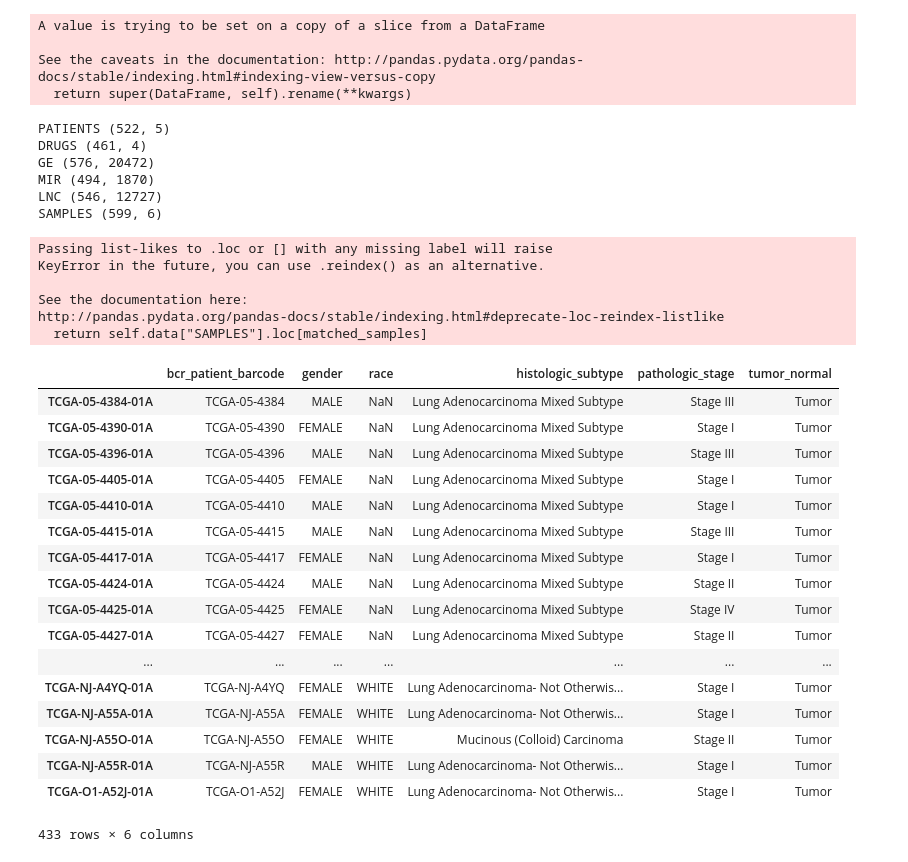
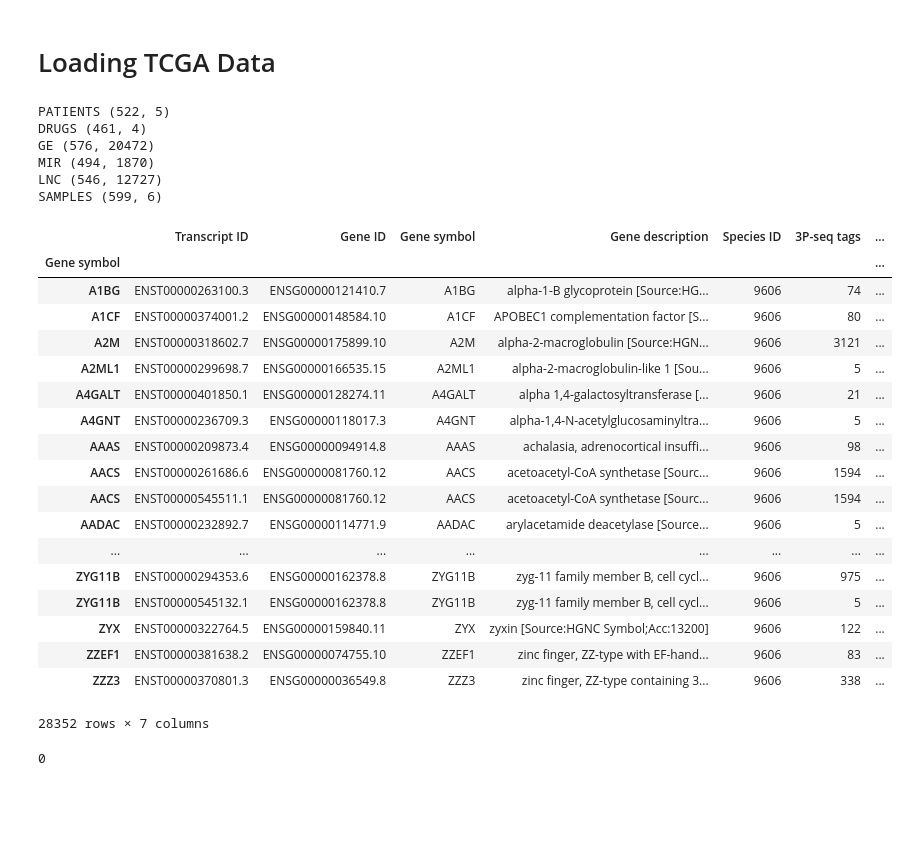
Before and after one commit to JonnyTran/nuclei-segmentation, a Jupyter notebook: notebooks/graph embedding tests.ipynb, the cells around one changed output. Drawn from its saved outputs; the diff is of its cells as text; code cells hidden in the pictures; blank space fills up the shorter version.

```diff
--- a/notebooks/graph embedding tests.ipynb
+++ b/notebooks/graph embedding tests.ipynb
@@ -15,42 +21,43 @@ from src.features.multi_omics import MultiOmicsData
+# %% [markdown]
+# Loading TCGA Data
 # %%
-folder_path = ROOT_DIR + "/data/tcga-assembler/LUAD/"
-luad_data = MultiOmicsData(cancer_type="LUAD", folder_path=folder_path,
+tcga_folder_path = ROOT_DIR + "/data/tcga-assembler/LUAD/"
+external_path = "/home/jonny_admin/PycharmProjects/nuclei-segmentation/data/external"
+
+luad_data = MultiOmicsData(cancer_type="LUAD", tcga_data_path=tcga_folder_path, external_data_path=external_path,
                            modalities=["GE", "MIR", "LNC"])
 # %% [output]
-A value is trying to be set on a copy of a slice from a DataFrame
-
-See the caveats in the documentation: http://pandas.pydata.org/pandas-docs/stable/indexing.html#indexing-view-versus-copy
-  return super(DataFrame, self).rename(**kwargs)
+PATIENTS (522, 5)
+DRUGS (461, 4)
+GE (576, 20472)
+MIR (494, 1870)
+LNC (546, 12727)
+SAMPLES (599, 6)
-PATIENTS (522, 5)
-DRUGS (461, 4)
-GE (576, 20472)
-MIR (494, 1870)
-LNC (546, 12727)
-SAMPLES (599, 6)
-# %%
-luad_data.get_patients_clinical(luad_data.match_samples(modalities=["GE", "MIR", "LNC"]))
-# %% [output]
-Passing list-likes to .loc or [] with any missing label will raise
-KeyError in the future, you can use .reindex() as an alternative.
-
-See the documentation here:
-http://pandas.pydata.org/pandas-docs/stable/indexing.html#deprecate-loc-reindex-listlike
-  return self.data["SAMPLES"].loc[matched_samples]
-|  | bcr_patient_barcode | gender | race | histologic_subtype | pathologic_stage | tumor_normal |
-| TCGA-05-4384-01A | TCGA-05-4384 | MALE | NaN | Lung Adenocarcinoma Mixed Subtype | Stage III | Tumor |
-| TCGA-05-4390-01A | TCGA-05-4390 | FEMALE | NaN | Lung Adenocarcinoma Mixed Subtype | Stage I | Tumor |
-| TCGA-05-4396-01A | TCGA-05-4396 | MALE | NaN | Lung Adenocarcinoma Mixed Subtype | Stage III | Tumor |
-| TCGA-05-4405-01A | TCGA-05-4405 | FEMALE | NaN | Lung Adenocarcinoma Mixed Subtype | Stage I | Tumor |
-| TCGA-05-4410-01A | TCGA-05-4410 | MALE | NaN | Lung Adenocarcinoma Mixed Subtype | Stage I | Tumor |
-| TCGA-05-4415-01A | TCGA-05-4415 | MALE | NaN | Lung Adenocarcinoma Mixed Subtype | Stage III | Tumor |
-| TCGA-05-4417-01A | TCGA-05-4417 | FEMALE | NaN | Lung Adenocarcinoma Mixed Subtype | Stage I | Tumor |
-| TCGA-05-4424-01A | TCGA-05-4424 | MALE | NaN | Lung Adenocarcinoma Mixed Subtype | Stage II | Tumor |
-| TCGA-05-4425-01A | TCGA-05-4425 | FEMALE | NaN | Lung Adenocarcinoma Mixed Subtype | Stage IV | Tumor |
-| TCGA-05-4427-01A | TCGA-05-4427 | FEMALE | NaN | Lung Adenocarcinoma Mixed Subtype | Stage II | Tumor |
-| ... | ... | ... | ... | ... | ... | ... |
-| TCGA-NJ-A4YQ-01A | TCGA-NJ-A4YQ | FEMALE | WHITE | Lung Adenocarcinoma- Not Otherwis... | Stage I | Tumor |
-| TCGA-NJ-A55A-01A | TCGA-NJ-A55A | FEMALE | WHITE | Lung Adenocarcinoma- Not Otherwis... | Stage I | Tumor |
-| TCGA-NJ-A55O-01A | TCGA-NJ-A55O | FEMALE | WHITE | Mucinous (Colloid) Carcinoma | Stage II | Tumor |
-| TCGA-NJ-A55R-01A | TCGA-NJ-A55R | MALE | WHITE | Lung Adenocarcinoma- Not Otherwis... | Stage I | Tumor |
-| TCGA-O1-A52J-01A | TCGA-O1-A52J | FEMALE | WHITE | Lung Adenocarcinoma- Not Otherwis... | Stage I | Tumor |
-433 rows × 6 columns
+# %%
+luad_data.GE.get_genes_info().index =  luad_data.GE.get_genes_info()["Gene symbol"]
+luad_data.GE.get_genes_info()
+# %% [output]
+|  | Transcript ID | Gene ID | Gene symbol | Gene description | Species ID | 3P-seq tags | ... |
+| Gene symbol |  |  |  |  |  |  | ... |
+| A1BG | ENST00000263100.3 | ENSG00000121410.7 | A1BG | alpha-1-B glycoprotein [Source:HG... | 9606 | 74 | ... |
+| A1CF | ENST00000374001.2 | ENSG00000148584.10 | A1CF | APOBEC1 complementation factor [S... | 9606 | 80 | ... |
+| A2M | ENST00000318602.7 | ENSG00000175899.10 | A2M | alpha-2-macroglobulin [Source:HGN... | 9606 | 3121 | ... |
+| A2ML1 | ENST00000299698.7 | ENSG00000166535.15 | A2ML1 | alpha-2-macroglobulin-like 1 [Sou... | 9606 | 5 | ... |
+| A4GALT | ENST00000401850.1 | ENSG00000128274.11 | A4GALT | alpha 1,4-galactosyltransferase [... | 9606 | 21 | ... |
+| A4GNT | ENST00000236709.3 | ENSG00000118017.3 | A4GNT | alpha-1,4-N-acetylglucosaminyltra... | 9606 | 5 | ... |
+| AAAS | ENST00000209873.4 | ENSG00000094914.8 | AAAS | achalasia, adrenocortical insuffi... | 9606 | 98 | ... |
+| AACS | ENST00000261686.6 | ENSG00000081760.12 | AACS | acetoacetyl-CoA synthetase [Sourc... | 9606 | 1594 | ... |
+| AACS | ENST00000545511.1 | ENSG00000081760.12 | AACS | acetoacetyl-CoA synthetase [Sourc... | 9606 | 1594 | ... |
+| AADAC | ENST00000232892.7 | ENSG00000114771.9 | AADAC | arylacetamide deacetylase [Source... | 9606 | 5 | ... |
+| ... | ... | ... | ... | ... | ... | ... | ... |
+| ZYG11B | ENST00000294353.6 | ENSG00000162378.8 | ZYG11B | zyg-11 family member B, cell cycl... | 9606 | 975 | ... |
+| ZYG11B | ENST00000545132.1 | ENSG00000162378.8 | ZYG11B | zyg-11 family member B, cell cycl... | 9606 | 5 | ... |
+| ZYX | ENST00000322764.5 | ENSG00000159840.11 | ZYX | zyxin [Source:HGNC Symbol;Acc:13200] | 9606 | 122 | ... |
+| ZZEF1 | ENST00000381638.2 | ENSG00000074755.10 | ZZEF1 | zinc finger, ZZ-type with EF-hand... | 9606 | 83 | ... |
+| ZZZ3 | ENST00000370801.3 | ENSG00000036549.8 | ZZZ3 | zinc finger, ZZ-type containing 3... | 9606 | 338 | ... |
+28352 rows × 7 columns
+# %%
+# Number of overlapping genes between Gene Expressions, microRNAs, and lncRNAs
+len(set(luad_data.GE.get_genes_list()) & set(luad_data.MIR.get_genes_list()) & set(luad_data.LNC.get_genes_list()))
+# %% [output]
+0
```
Also changed, not shown: parts of 17 cells of this notebook.
